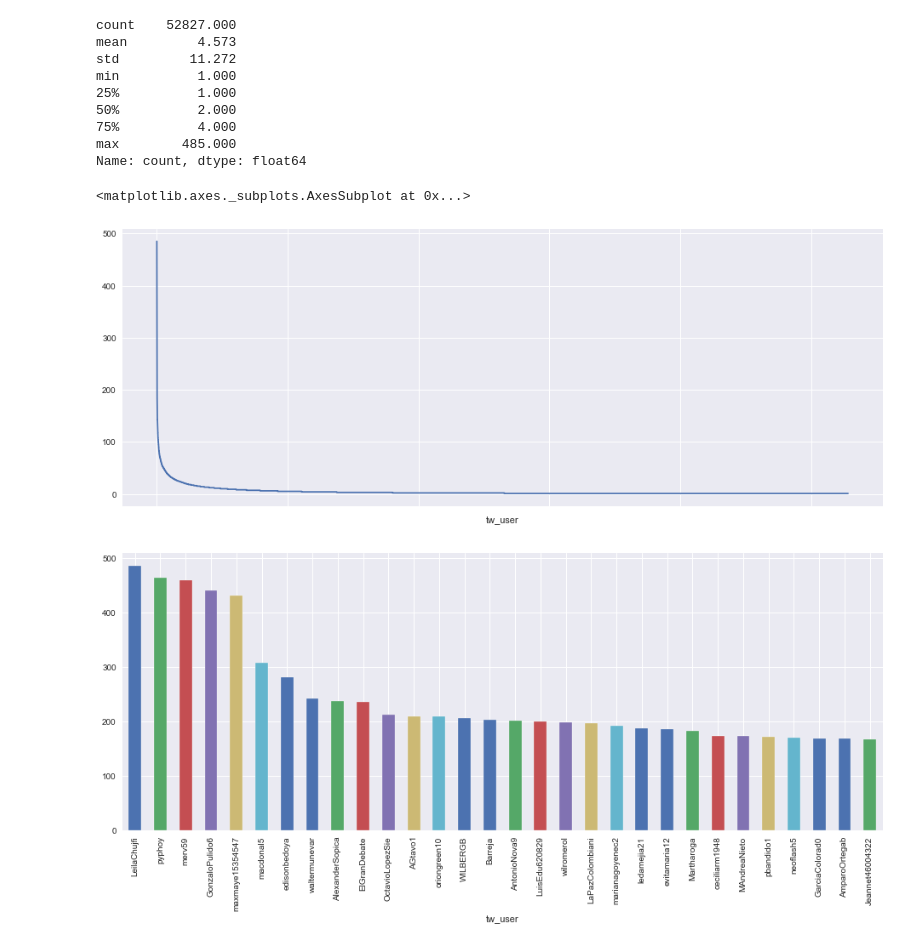
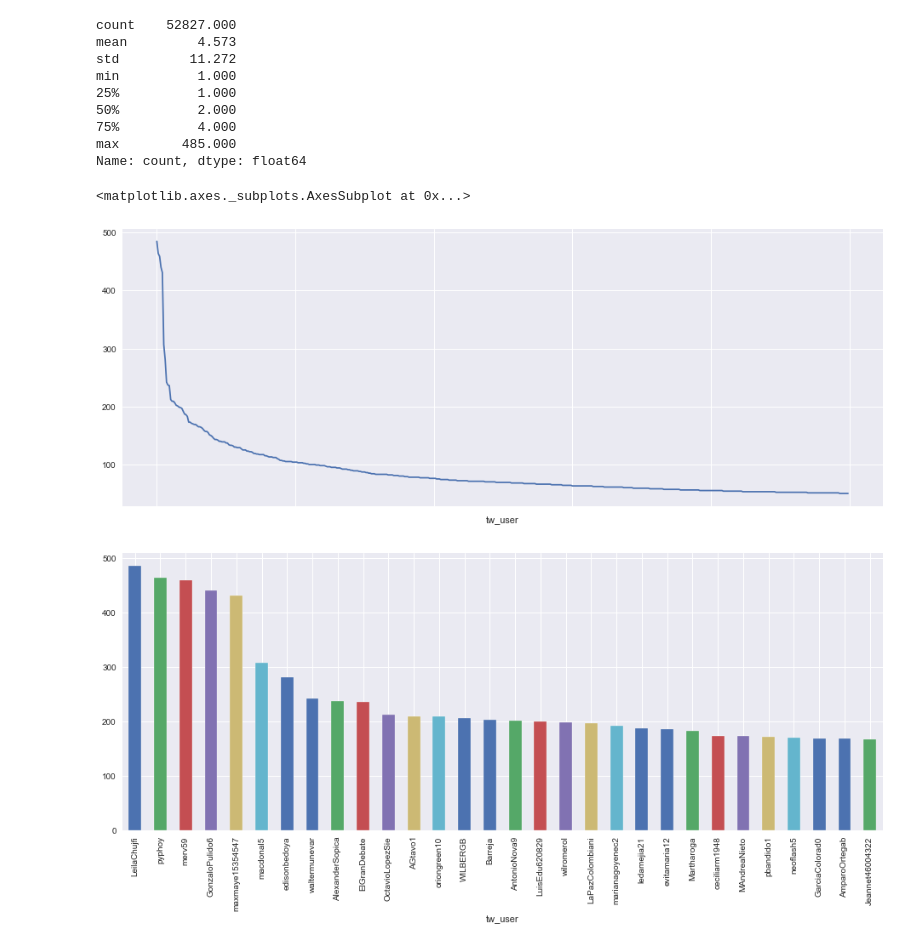
Before and after one commit to Yagwar/Sociadisticas, a Jupyter notebook: alc_bog load_JSON.ipynb, the cells around one changed output. Cells and saved outputs as stored; diff of their text form; code cells hidden in the pictures.

```diff
--- a/alc_bog load_JSON.ipynb
+++ b/alc_bog load_JSON.ipynb
@@ -181,10 +206,10 @@ min          1.000
 max        485.000
 Name: count, dtype: float64
 # %%
-ids_freqs.plot(figsize=(16, 6))
+ids_freqs[:500].plot(figsize=(16, 6))
 # %% [output]
 <matplotlib.axes._subplots.AxesSubplot at 0x...>
-[figure, old version]
+[figure, new version]
 # %%
 ids_freqs[:30].plot(figsize=(16, 6), kind="bar")
 plt.savefig('top_tweeters.png')
```
Also changed, not shown: parts of 13 cells of this notebook.
